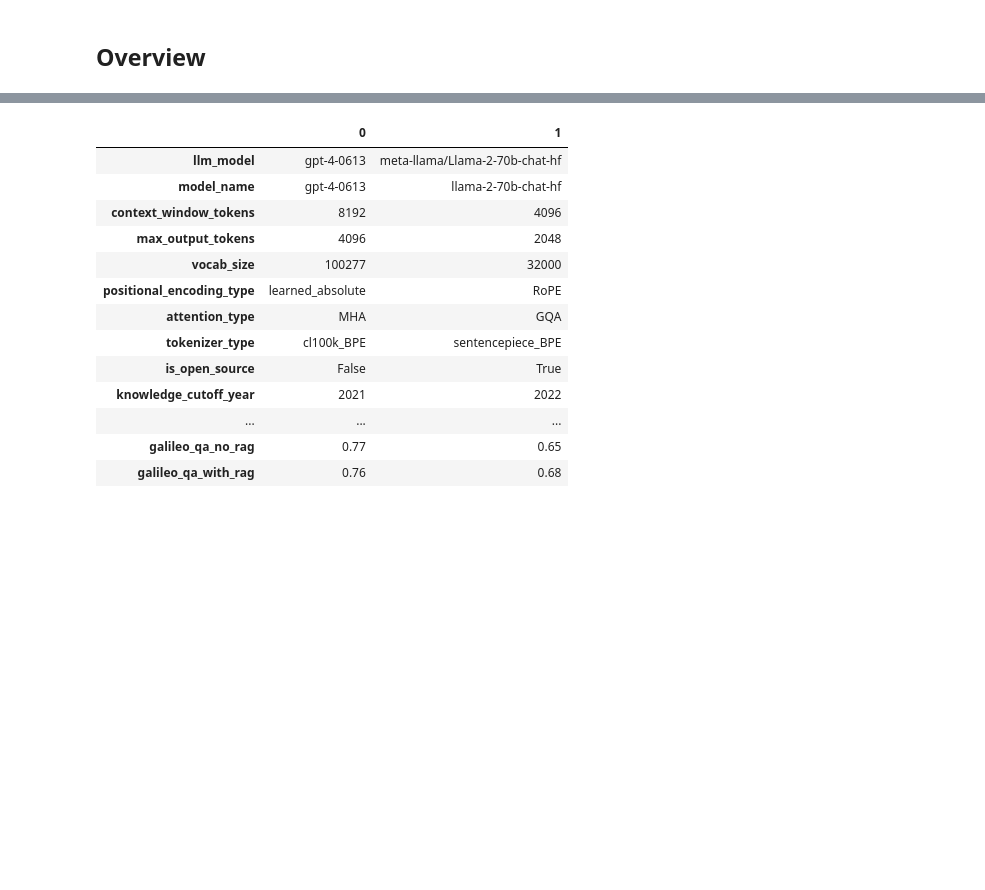
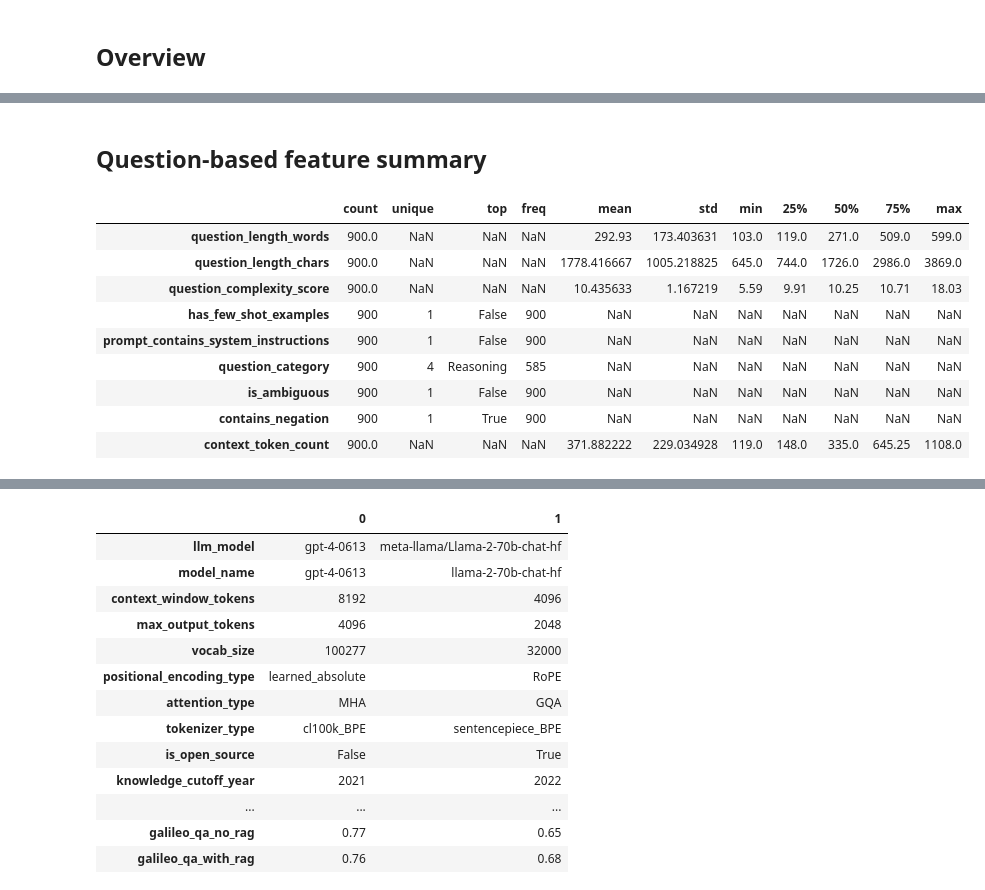
Before and after one commit to konstantine25b/Retrieval-Failure, a Jupyter notebook: notebooks/view_realmistake_enriched.ipynb, the cells around one changed output, grey strips where cells are left out. Saved outputs shown, nothing was run; the diff lists cells and outputs as text; code cells hidden in the pictures; blank space fills up the shorter version.

```diff
--- a/notebooks/view_realmistake_enriched.ipynb
+++ b/notebooks/view_realmistake_enriched.ipynb
@@ -55,0 +54,26 @@ memory usage: 170.6+ KB
+# %% [markdown]
+## Question-based feature summary
+# %%
+question_cols = [
+    "question_length_words",
+    "question_length_chars",
+    "question_complexity_score",
+    "has_few_shot_examples",
+    "prompt_contains_system_instructions",
+    "question_category",
+    "is_ambiguous",
+    "contains_negation",
+    "context_token_count",
+]
+df[question_cols].describe(include="all").T
+# %% [output]
+|  | count | unique | top | freq | mean | std | min | 25% | 50% | 75% | max |
+| question_length_words | 900.0 | NaN | NaN | NaN | 292.93 | 173.403631 | 103.0 | 119.0 | 271.0 | 509.0 | 599.0 |
+| question_length_chars | 900.0 | NaN | NaN | NaN | 1778.416667 | 1005.218825 | 645.0 | 744.0 | 1726.0 | 2986.0 | 3869.0 |
+| question_complexity_score | 900.0 | NaN | NaN | NaN | 10.435633 | 1.167219 | 5.59 | 9.91 | 10.25 | 10.71 | 18.03 |
+| has_few_shot_examples | 900 | 1 | False | 900 | NaN | NaN | NaN | NaN | NaN | NaN | NaN |
+| prompt_contains_system_instructions | 900 | 1 | False | 900 | NaN | NaN | NaN | NaN | NaN | NaN | NaN |
+| question_category | 900 | 4 | Reasoning | 585 | NaN | NaN | NaN | NaN | NaN | NaN | NaN |
+| is_ambiguous | 900 | 1 | False | 900 | NaN | NaN | NaN | NaN | NaN | NaN | NaN |
+| contains_negation | 900 | 1 | True | 900 | NaN | NaN | NaN | NaN | NaN | NaN | NaN |
+| context_token_count | 900.0 | NaN | NaN | NaN | 371.882222 | 229.034928 | 119.0 | 148.0 | 335.0 | 645.25 | 1108.0 |
```
Also changed, not shown: parts of 16 cells of this notebook, 3 other files.
